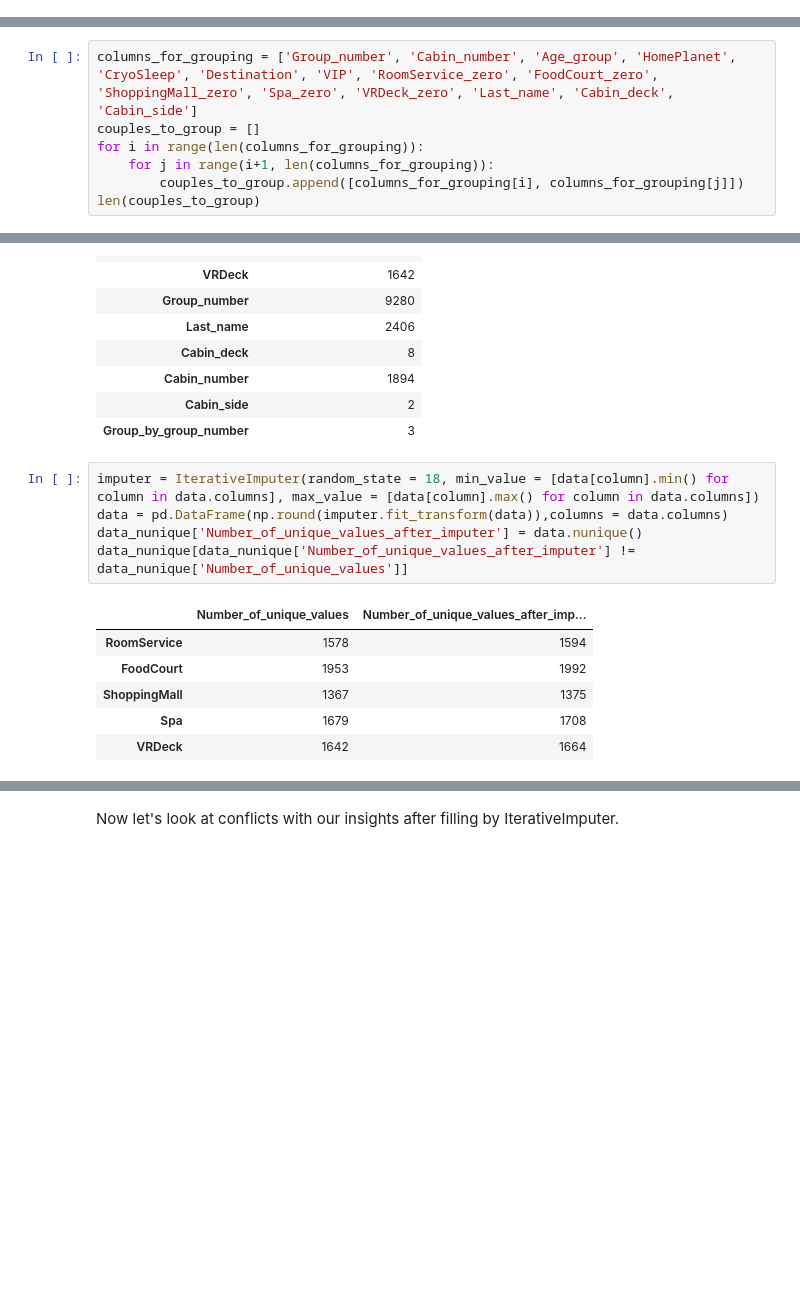
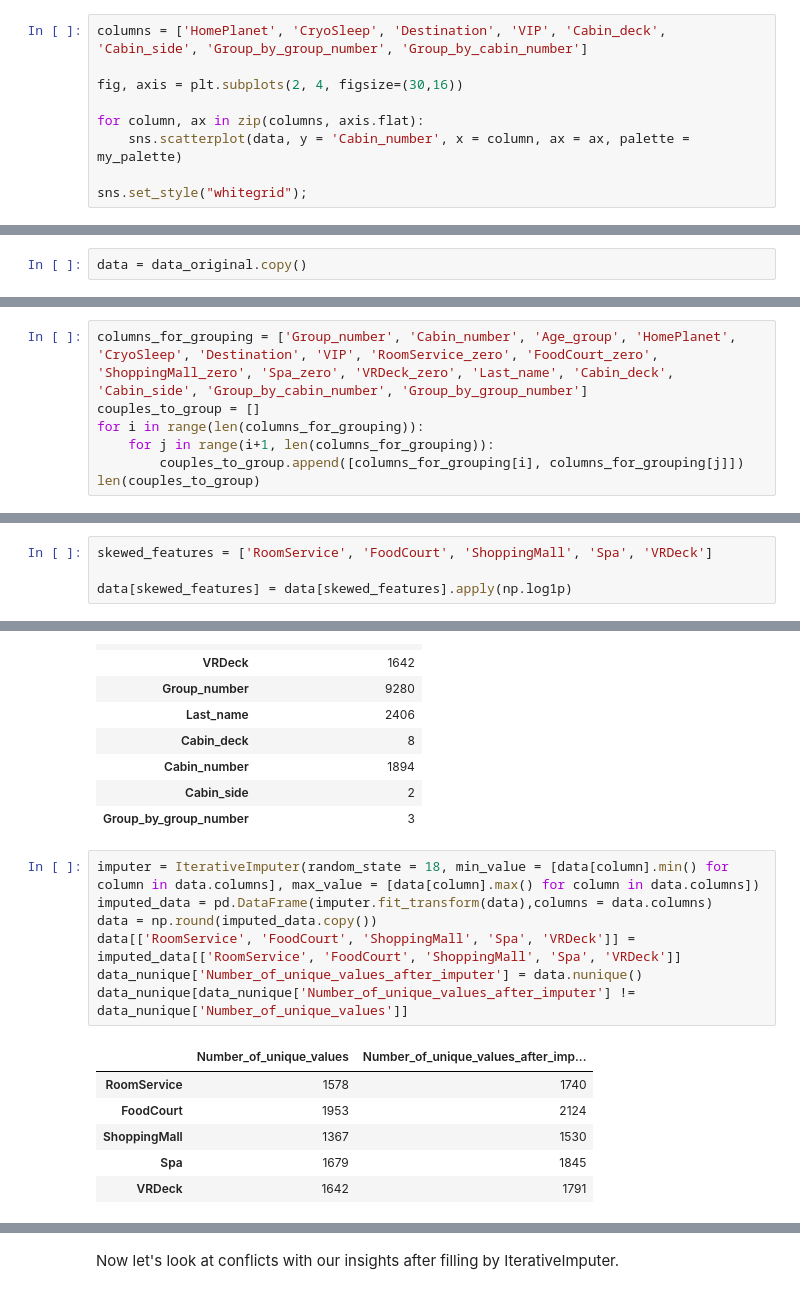
Before and after one commit to tatiana-stukan/kaggle-projects, a Jupyter notebook: spaceship_titanic/main.ipynb, the cells around one changed output, grey strips where cells are left out. Drawn from its saved outputs; the diff is of its cells as text; blank space fills up the shorter version.

```diff
--- a/spaceship_titanic/main.ipynb
+++ b/spaceship_titanic/main.ipynb
@@ -341,3 +349,12 @@ def make_age_groups(df):
     return df
 
 data = make_age_groups(data)
+# %%
+columns = ['HomePlanet', 'CryoSleep', 'Destination', 'VIP', 'Cabin_deck', 'Cabin_side', 'Group_by_group_number', 'Group_by_cabin_number']
+
+fig, axis = plt.subplots(2, 4, figsize=(30,16))
+
+for column, ax in zip(columns, axis.flat):
+    sns.scatterplot(data, y = 'Cabin_number', x = column, ax = ax, palette = my_palette)
+
+sns.set_style("whitegrid");
@@ -548,3 +565,5 @@ data_original = data.copy()
+# %%
+data = data_original.copy()
 # %%
 def make_extra_columns(df):
     df = make_total_spends_column(df)
@@ -655,7 +674,7 @@ missing_values
 | Total_spends_zero | 1363 | 10.509 | 785 | 6.052 |
 | Age_group | 270 | 2.082 | 268 | 2.066 |
 # %%
-columns_for_grouping = ['Group_number', 'Cabin_number', 'Age_group', 'HomePlanet', 'CryoSleep', 'Destination', 'VIP', 'RoomService_zero', 'FoodCourt_zero', 'ShoppingMall_zero', 'Spa_zero', 'VRDeck_zero', 'Last_name', 'Cabin_deck', 'Cabin_side']
+columns_for_grouping = ['Group_number', 'Cabin_number', 'Age_group', 'HomePlanet', 'CryoSleep', 'Destination', 'VIP', 'RoomService_zero', 'FoodCourt_zero', 'ShoppingMall_zero', 'Spa_zero', 'VRDeck_zero', 'Last_name', 'Cabin_deck', 'Cabin_side', 'Group_by_cabin_number', 'Group_by_group_number']
 couples_to_group = []
 for i in range(len(columns_for_grouping)):
     for j in range(i+1, len(columns_for_grouping)):
@@ -796,0 +818,4 @@ data.head()
+# %%
+skewed_features = ['RoomService', 'FoodCourt', 'ShoppingMall', 'Spa', 'VRDeck']
+
+data[skewed_features] = data[skewed_features].apply(np.log1p)
@@ -832,16 +859,18 @@ data_nunique
 | Group_by_group_number | 3 |
 # %%
 imputer = IterativeImputer(random_state = 18, min_value = [data[column].min() for column in data.columns], max_value = [data[column].max() for column in data.columns])
-data = pd.DataFrame(np.round(imputer.fit_transform(data)),columns = data.columns)
+imputed_data = pd.DataFrame(imputer.fit_transform(data),columns = data.columns)
+data = np.round(imputed_data.copy())
+data[['RoomService', 'FoodCourt', 'ShoppingMall', 'Spa', 'VRDeck']] = imputed_data[['RoomService', 'FoodCourt', 'ShoppingMall', 'Spa', 'VRDeck']]
 data_nunique['Number_of_unique_values_after_imputer'] = data.nunique()
 data_nunique[data_nunique['Number_of_unique_values_after_imputer'] != data_nunique['Number_of_unique_values']]
 # %% [output]
 |  | Number_of_unique_values | Number_of_unique_values_after_imp... |
-| RoomService | 1578 | 1594 |
-| FoodCourt | 1953 | 1992 |
-| ShoppingMall | 1367 | 1375 |
-| Spa | 1679 | 1708 |
-| VRDeck | 1642 | 1664 |
+| RoomService | 1578 | 1740 |
+| FoodCourt | 1953 | 2124 |
+| ShoppingMall | 1367 | 1530 |
+| Spa | 1679 | 1845 |
+| VRDeck | 1642 | 1791 |
 # %%
 for column in dict_label_mapping.keys():
     data.replace({column: dict_label_mapping[column]}, inplace=True)
```
Also changed, not shown: parts of 73 cells of this notebook.
